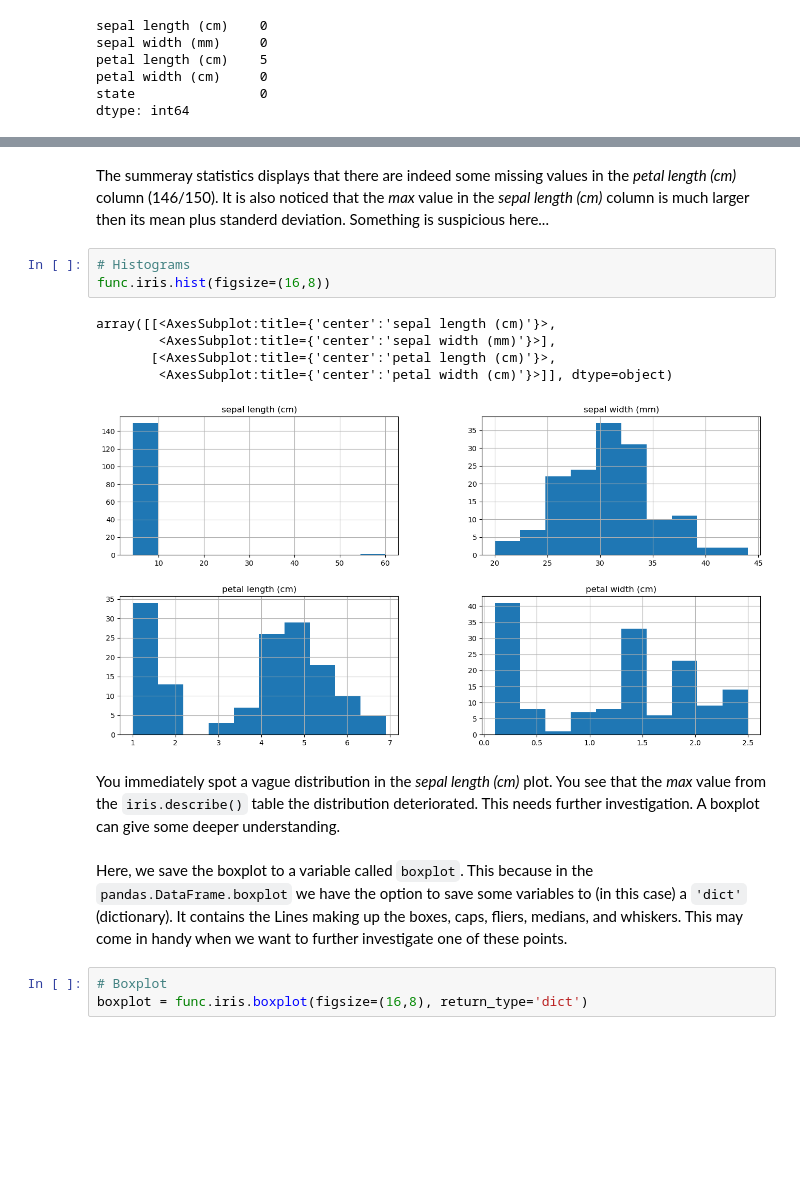
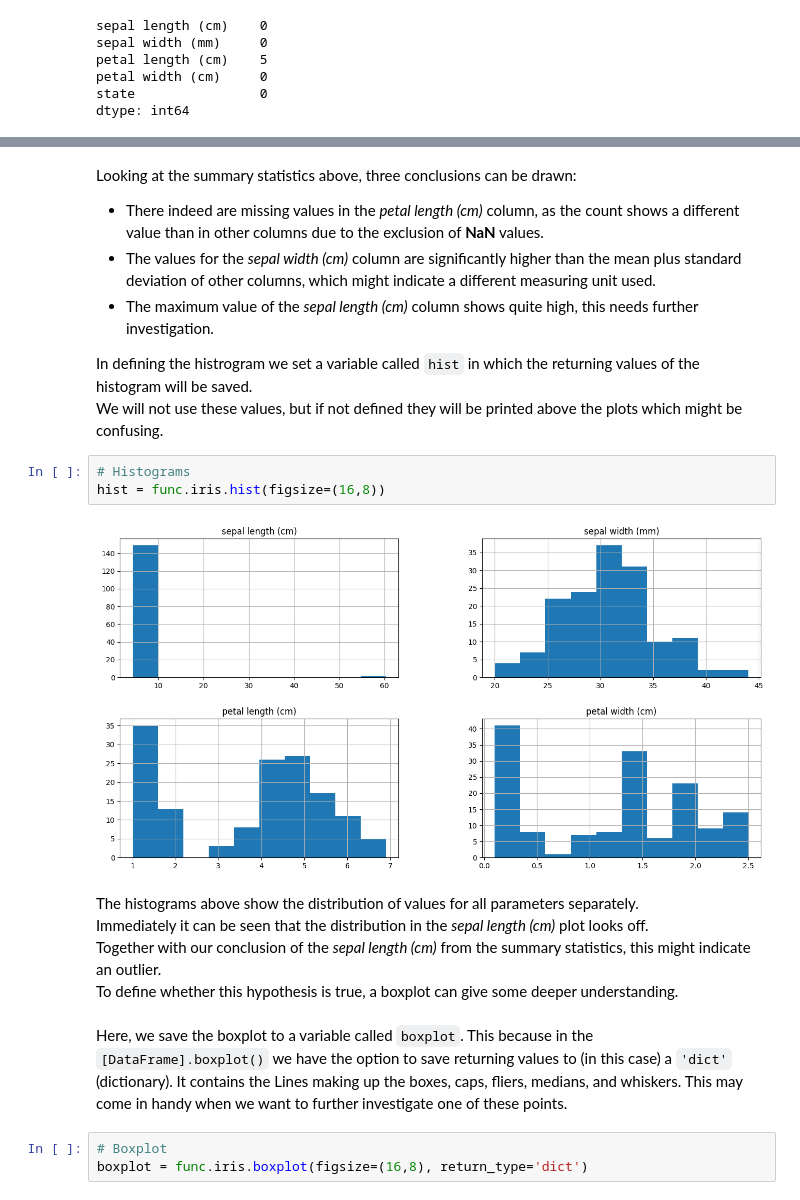
Before and after one commit to GPul88/Datacademy, a Jupyter notebook: Modules/M4_ML/src/main.ipynb, the cells around one changed output, grey strips where cells are left out. Drawn from its saved outputs; the diff is of its cells as text; blank space fills up the shorter version.

```diff
--- a/Modules/M4_ML/src/main.ipynb
+++ b/Modules/M4_ML/src/main.ipynb
@@ -145,18 +160,24 @@ func.iris.describe()
-# %% [markdown]
-The summeray statistics displays that there are indeed some missing values in the <i>petal length (cm)</i> column (146/150). It is also noticed that the <i>max</i> value in the <i>sepal length (cm)</i> column is much larger then its mean plus standerd deviation. Something is suspicious here...
+# %% [markdown]
+Looking at the summary statistics above, three conclusions can be drawn:
+<ul>
+    <li> There indeed are missing values in the <i>petal length (cm)</i> column, as the count shows a different value than in other columns due to the exclusion of <b>NaN</b> values.</li>
+    <li> The values for the <i>sepal width (cm)</i> column are significantly higher than the mean plus standard deviation of other columns, which might indicate a different measuring unit used. </li>
+    <li> The maximum value of the <i>sepal length (cm)</i> column shows quite high, this needs further investigation.
+</ul>
+In defining the histrogram we set a variable called <code>hist</code> in which the returning values of the histogram will be saved. <br>
+We will not use these values, but if not defined they will be printed above the plots which might be confusing.
 # %%
 # Histograms
-func.iris.hist(figsize=(16,8))
+hist = func.iris.hist(figsize=(16,8))
 # %% [output]
-array([[<AxesSubplot:title={'center':'sepal length (cm)'}>,
-        <AxesSubplot:title={'center':'sepal width (mm)'}>],
-       [<AxesSubplot:title={'center':'petal length (cm)'}>,
-        <AxesSubplot:title={'center':'petal width (cm)'}>]], dtype=object)
-[figure, old version]
+[figure, new version]
 # %% [markdown]
-You immediately spot a vague distribution in the <i>sepal length (cm)</i> plot. You see that the <i>max</i> value from the <code>iris.describe()</code> table the distribution deteriorated. This needs further investigation. A boxplot can give some deeper understanding. <br>
+The histograms above show the distribution of values for all parameters separately. <br>
+Immediately it can be seen that the distribution in the <i>sepal length (cm)</i> plot looks off. <br>
+Together with our conclusion of the <i>sepal length (cm)</i> from the summary statistics, this might indicate an outlier. <br>
+To define whether this hypothesis is true, a boxplot can give some deeper understanding. <br>
 <br>
-Here, we save the boxplot to a variable called <code>boxplot</code>. This because in the <code>pandas.DataFrame.boxplot</code> we have the option to save some variables to (in this case) a <code>'dict'</code> (dictionary). It contains the Lines making up the boxes, caps, fliers, medians, and whiskers. This may come in handy when we want to further investigate one of these points.
+Here, we save the boxplot to a variable called <code>boxplot</code>. This because in the <code>[DataFrame].boxplot()</code> we have the option to save returning values to (in this case) a <code>'dict'</code> (dictionary). It contains the Lines making up the boxes, caps, fliers, medians, and whiskers. This may come in handy when we want to further investigate one of these points.
 # %%
 # Boxplot
 boxplot = func.iris.boxplot(figsize=(16,8), return_type='dict')
```
Also changed, not shown: parts of 29 cells of this notebook, 1 other file.
